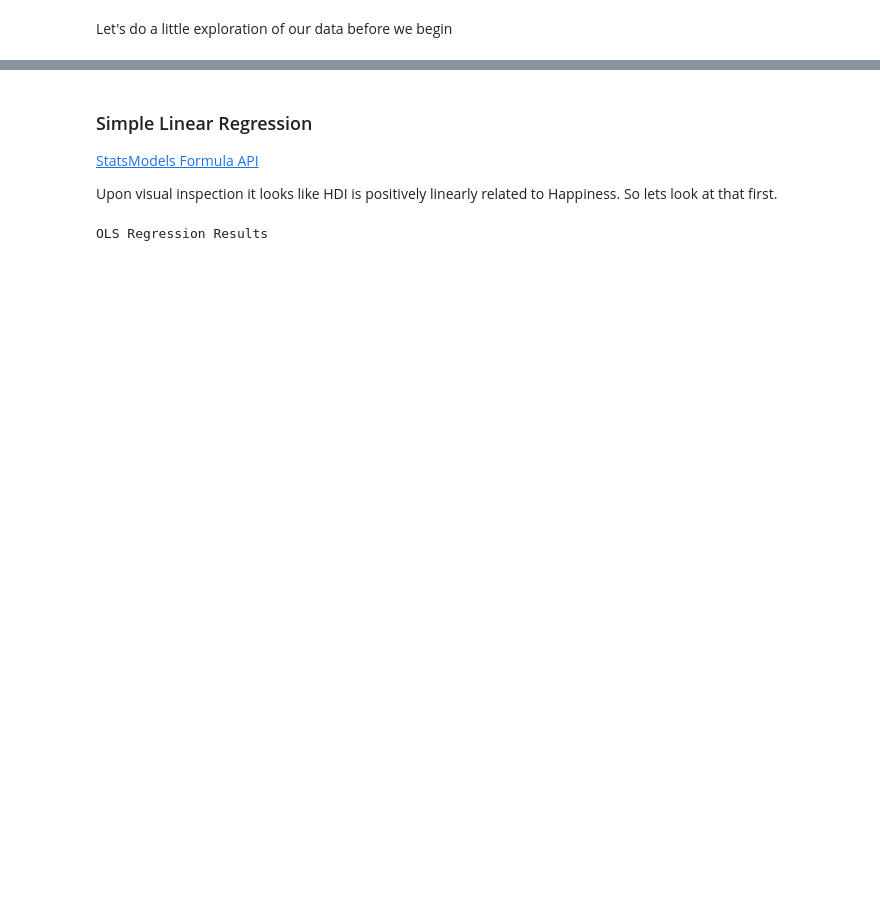
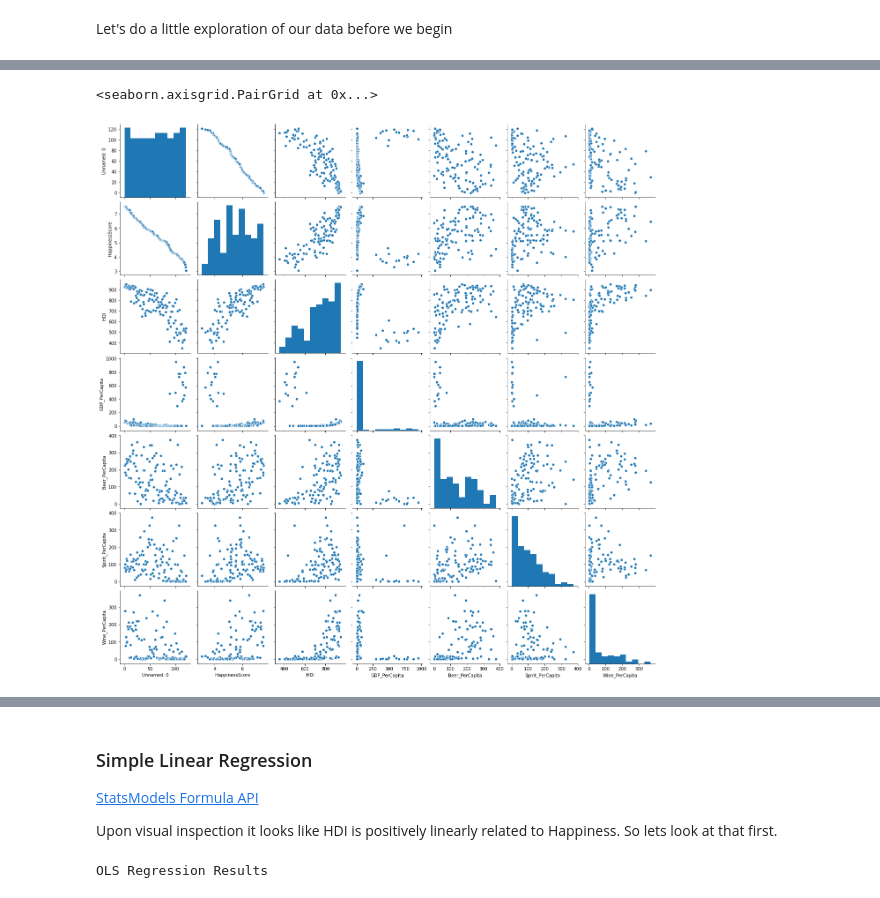
Before and after one commit to mamitch/My_work, a Jupyter notebook: Demo_lesson_Regression/Demo_Lesson_Regression.ipynb, the cells around one changed output, grey strips where cells are left out. Saved outputs shown, nothing was run; the diff lists cells and outputs as text; code cells hidden in the pictures; blank space fills up the shorter version.

```diff
--- a/Demo_lesson_Regression/Demo_Lesson_Regression.ipynb
+++ b/Demo_lesson_Regression/Demo_Lesson_Regression.ipynb
@@ -84,4 +130,8 @@ Let's do a little exploration of our data before we begin
 # %%
 #create a pairplot to visually inspect data
+sns.pairplot(happy)
+# %% [output]
+<seaborn.axisgrid.PairGrid at 0x...>
+[figure, added]
 # %%
 #look at correlations
```
Also changed, not shown: parts of 11 cells of this notebook, 1 other file.
